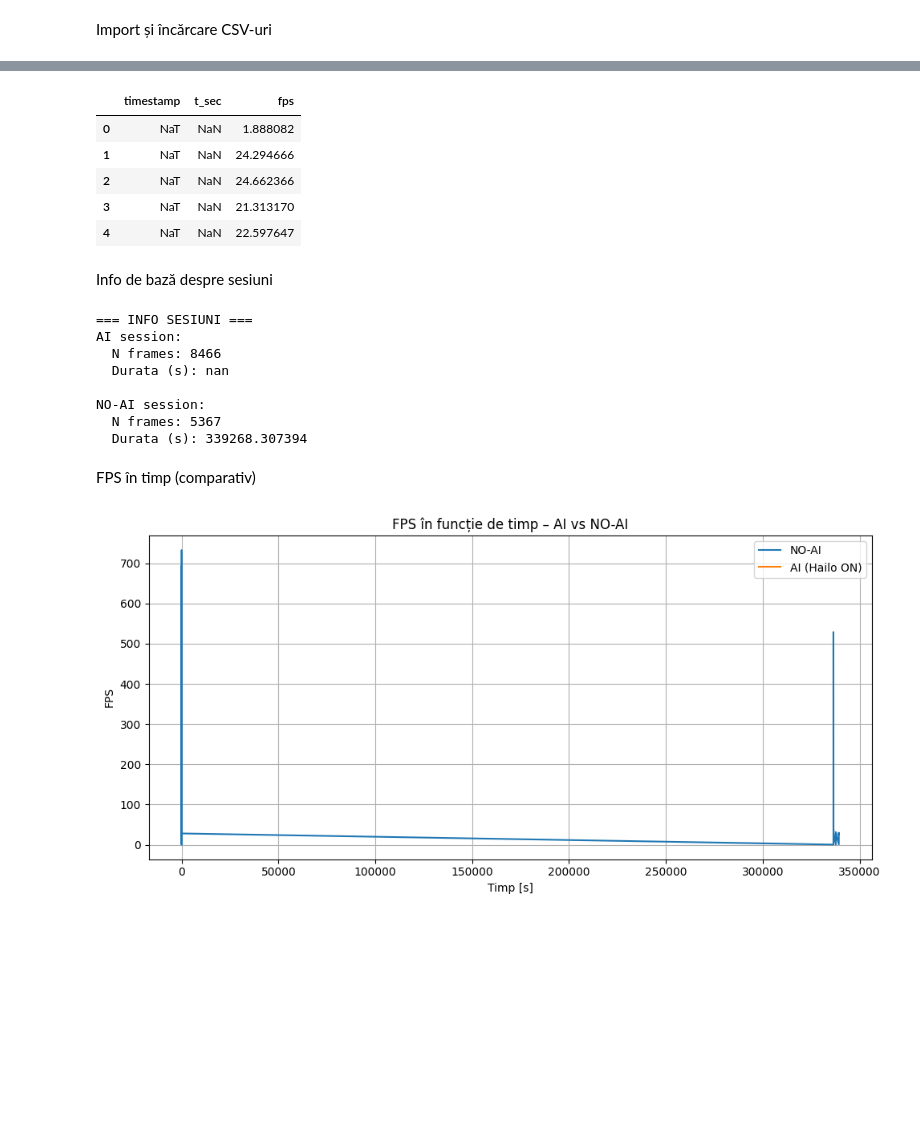
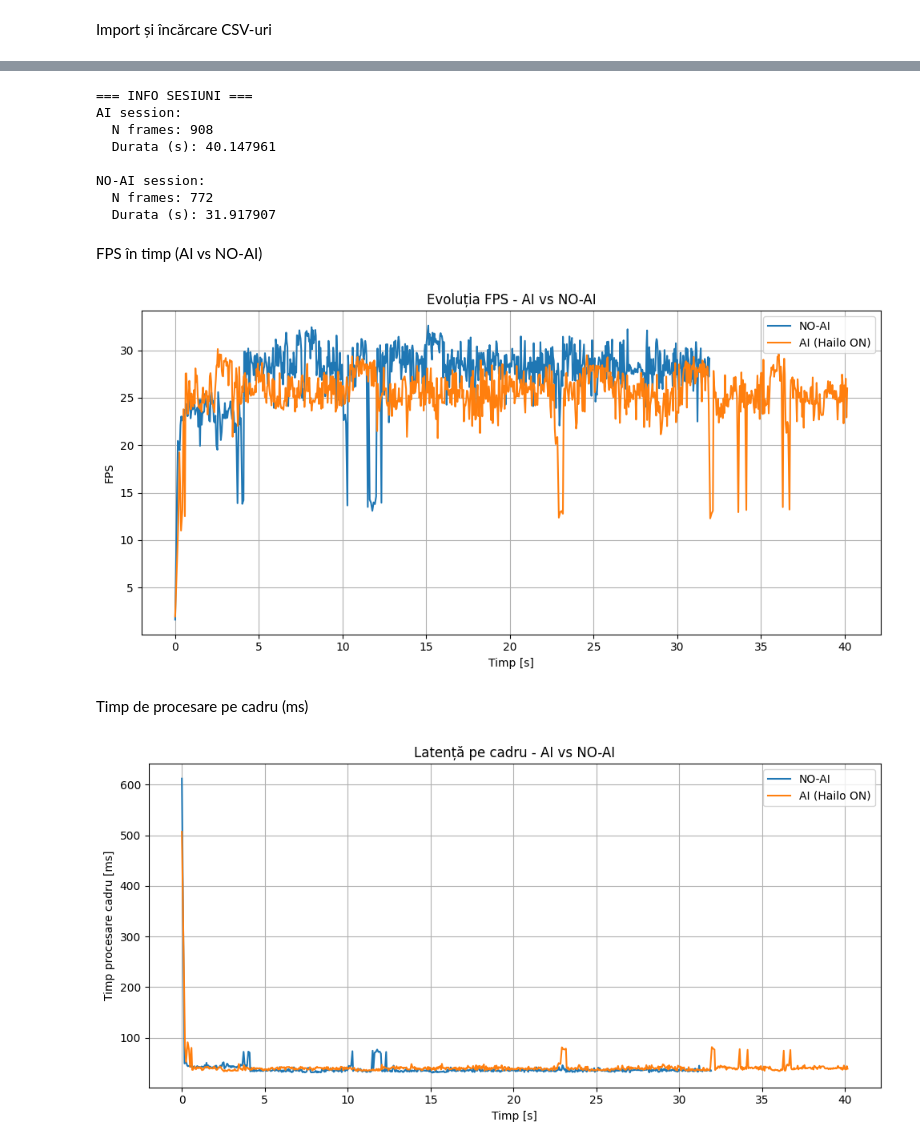
Before and after one commit to marius021/Hand-Gesture-Tracking, a Jupyter notebook: Generated Files/AI_vs_No-AI.ipynb, the cells around one changed output, grey strips where cells are left out. Cells and saved outputs as stored; diff of their text form; code cells hidden in the pictures; blank space fills up the shorter version.

```diff
--- a/Generated Files/AI_vs_No-AI.ipynb
+++ b/Generated Files/AI_vs_No-AI.ipynb
@@ -86,54 +91,51 @@ dtype: object
 # %%
-def add_relative_time(df):
-    df = df.copy()
-    # presupunem că acum timestamp e datetime64
-    df["t_sec"] = (df["timestamp"] - df["timestamp"].iloc[0]).dt.total_seconds()
-    return df
+print("=== INFO SESIUNI ===")
 
-df_ai = add_relative_time(df_ai)
-df_noai = add_relative_time(df_noai)
+print("AI session:")
+print("  N frames:", len(df_ai))
+print("  Durata (s):", df_ai["t_sec"].iloc[-1])
 
-df_ai[["timestamp", "t_sec", "fps"]].head()
+print("\nNO-AI session:")
+print("  N frames:", len(df_noai))
+print("  Durata (s):", df_noai["t_sec"].iloc[-1])
 # %% [output]
-|  | timestamp | t_sec | fps |
-| 0 | NaT | NaN | 1.888082 |
-| 1 | NaT | NaN | 24.294666 |
-| 2 | NaT | NaN | 24.662366 |
-| 3 | NaT | NaN | 21.313170 |
-| 4 | NaT | NaN | 22.597647 |
+=== INFO SESIUNI ===
+AI session:
+  N frames: 908
+  Durata (s): 40.147961
+
+NO-AI session:
+  N frames: 772
+  Durata (s): 31.917907
 # %% [markdown]
-Info de bază despre sesiuni
+FPS în timp (AI vs NO-AI)
 # %%
-print("=== INFO SESIUNI ===")
-print("AI session:")
-print("  N frames:", len(df_ai))
-print("  Durata (s):", df_ai["t_sec"].iloc[-1])
-
-print("\nNO-AI session:")
-print("  N frames:", len(df_noai))
-print("  Durata (s):", df_noai["t_sec"].iloc[-1])
+plt.figure()
+plt.plot(df_noai["t_sec"], df_noai["fps"], label="NO-AI")
+plt.plot(df_ai["t_sec"], df_ai["fps"], label="AI (Hailo ON)")
+plt.xlabel("Timp [s]")
+plt.ylabel("FPS")
+plt.title("Evoluția FPS - AI vs NO-AI")
+plt.grid(True)
+plt.legend()
+plt.tight_layout()
+plt.savefig("fps_ai_vs_noai.png", dpi=150)
+plt.show()
 # %% [output]
-=== INFO SESIUNI ===
-AI session:
-  N frames: 8466
-  Durata (s): nan
-
-NO-AI session:
-  N frames: 5367
-  Durata (s): 339268.307394
+[figure, added]
 # %% [markdown]
-FPS în timp (comparativ)
+Timp de procesare pe cadru (ms)
 # %%
 plt.figure()
-plt.plot(df_noai["t_sec"], df_noai["fps"], label="NO-AI")
-plt.plot(df_ai["t_sec"], df_ai["fps"], label="AI (Hailo ON)")
+plt.plot(df_noai["t_sec"], df_noai["frame_time_ms"], label="NO-AI")
+plt.plot(df_ai["t_sec"], df_ai["frame_time_ms"], label="AI (Hailo ON)")
 plt.xlabel("Timp [s]")
-plt.ylabel("FPS")
-plt.title("FPS în funcție de timp – AI vs NO-AI")
+plt.ylabel("Timp procesare cadru [ms]")
+plt.title("Latență pe cadru - AI vs NO-AI")
 plt.grid(True)
 plt.legend()
 plt.tight_layout()
-plt.savefig("compare_fps.png", dpi=150)
+plt.savefig("latency_ai_vs_noai.png", dpi=150)
 plt.show()
 # %% [output]
-[figure, old version]
+[figure, new version]
```
Also changed, not shown: parts of 21 cells of this notebook, 11 other files.
